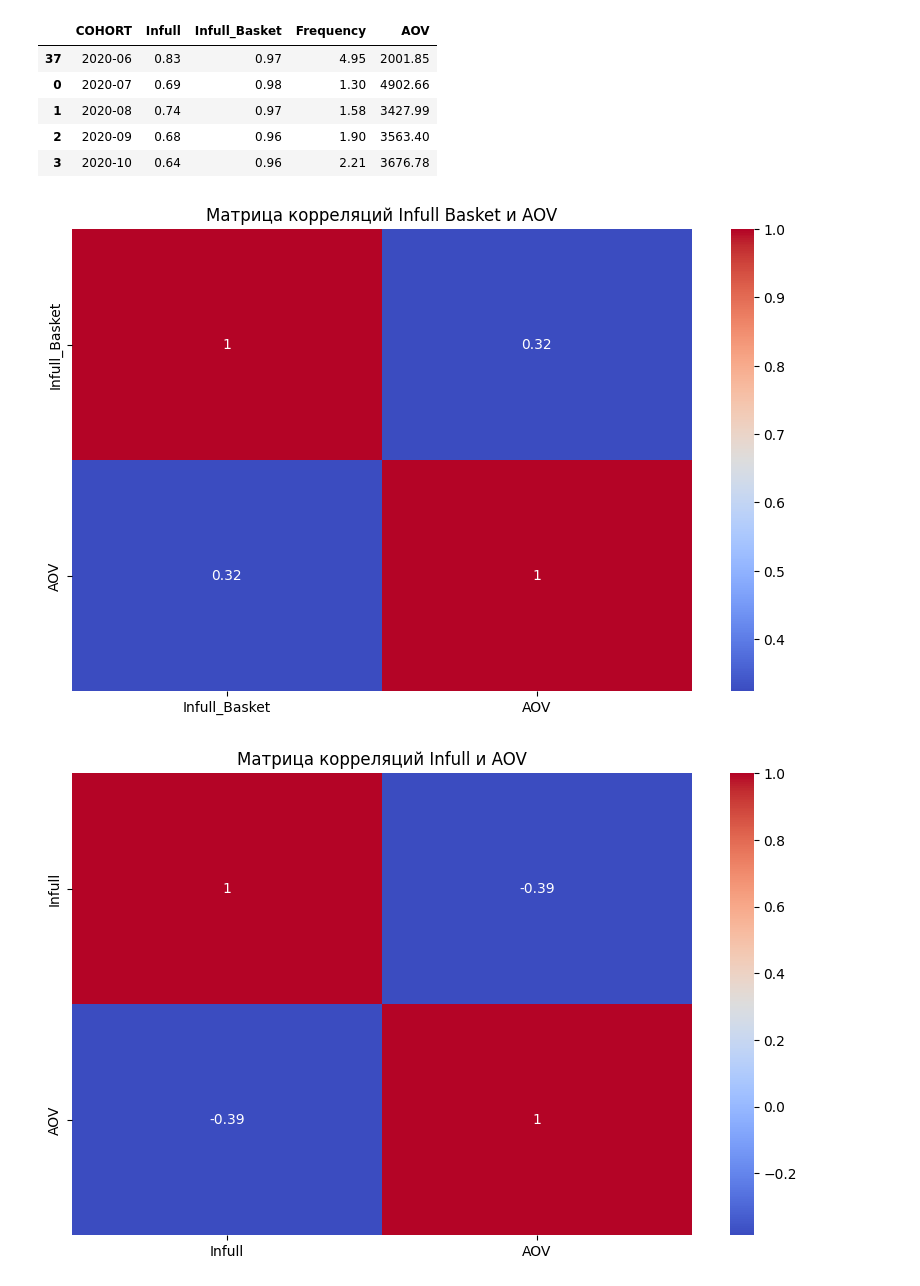
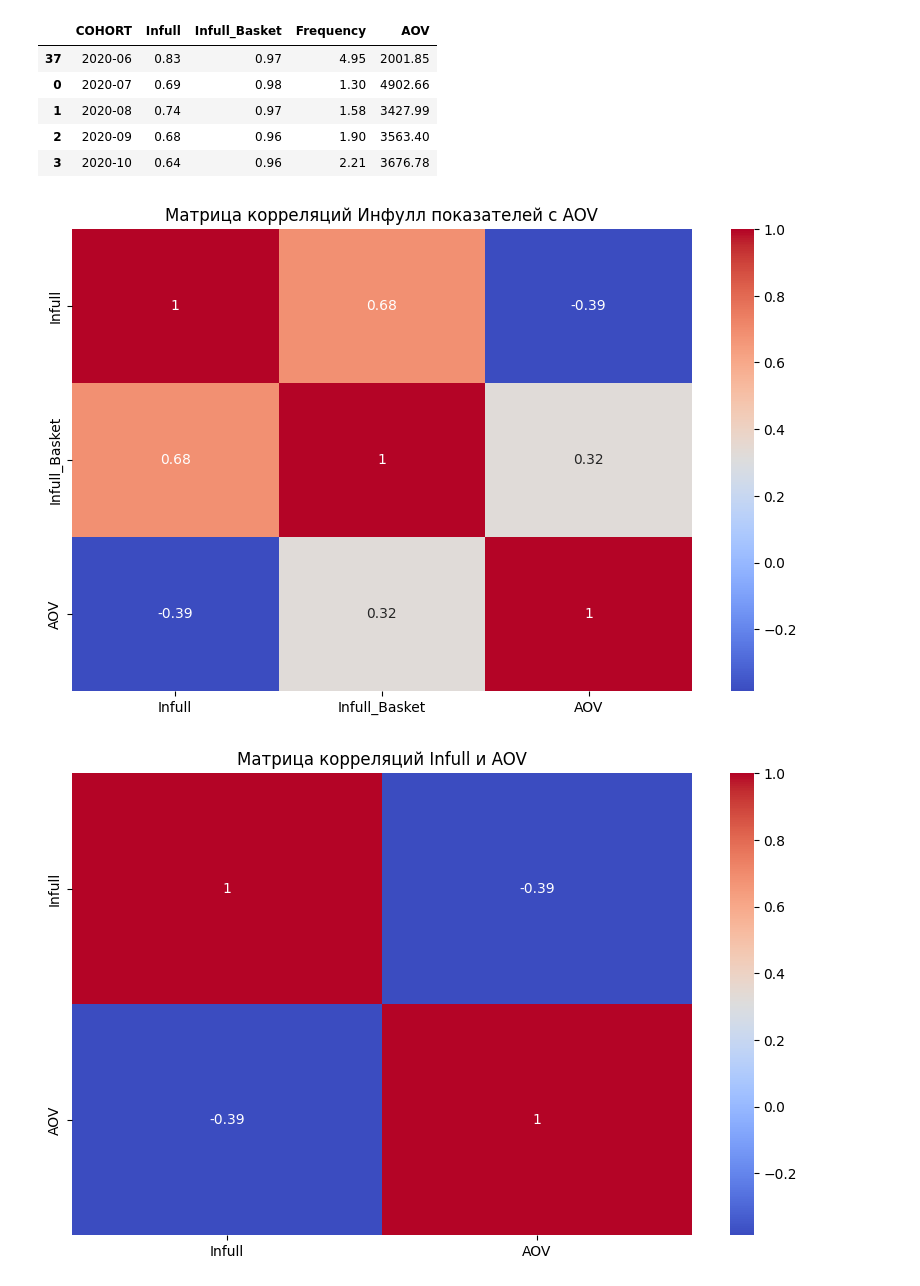
Before and after one commit to Fordreign/My_works, a Jupyter notebook: TASK_394.ipynb, the cells around one changed output. Drawn from its saved outputs; the diff is of its cells as text; code cells hidden in the pictures.

```diff
--- a/TASK_394.ipynb
+++ b/TASK_394.ipynb
@@ -250,11 +347,11 @@ infull.head()
 | 3 | 2020-10 | 0.64 | 0.96 | 2.21 | 3676.78 |
 # %%
 plt.figure(figsize=(10, 6))
-sns.heatmap(infull.drop(['Infull','Frequency'], axis=1).corr(), annot=True, cmap='coolwarm')
-plt.title('Матрица корреляций Infull Basket и AOV')
+sns.heatmap(infull.drop(['Frequency'], axis=1).corr(), annot=True, cmap='coolwarm')
+plt.title('Матрица корреляций Инфулл показателей с AOV')
 plt.show();
 # %% [output]
-[figure, old version]
+[figure, new version]
 # %%
 plt.figure(figsize=(10, 6))
 sns.heatmap(infull.drop(['Infull_Basket','Frequency'] , axis=1).corr(), annot=True, cmap='coolwarm')
```
Also changed, not shown: parts of 9 cells of this notebook.
